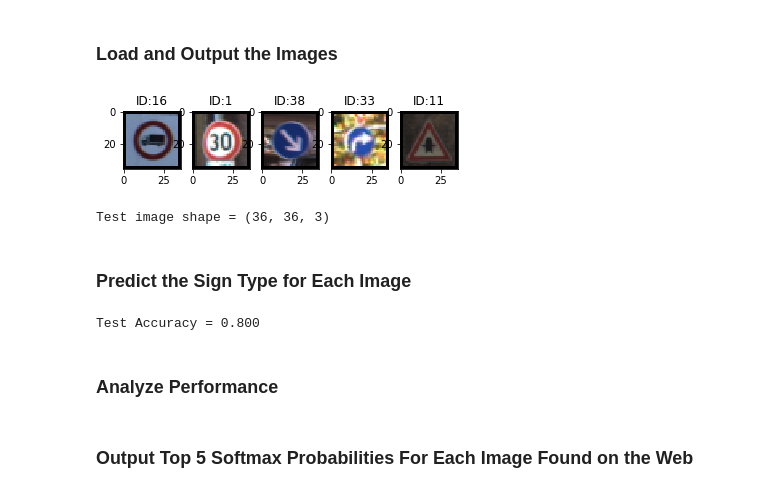
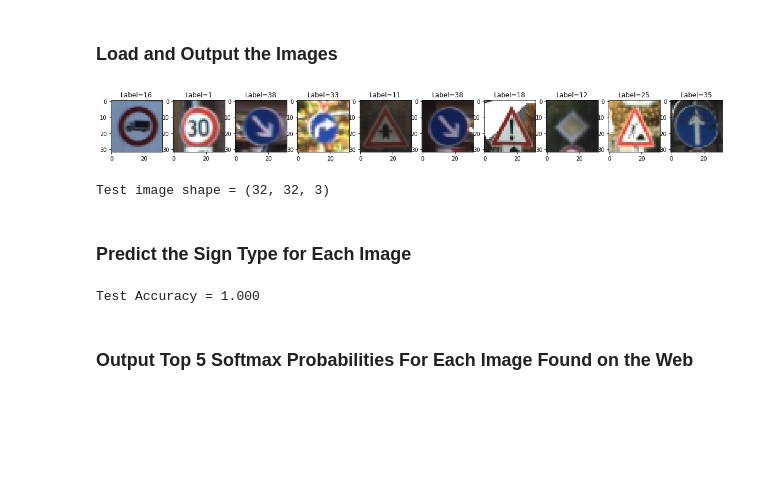
Before and after one commit to uranus4ever/Traffic-Sign-Classifier-CNN, a Jupyter notebook: Traffic_Sign_Classifier-Copy1.ipynb, the cells around one changed output. Saved outputs shown, nothing was run; the diff lists cells and outputs as text; code cells hidden in the pictures; blank space fills up the shorter version.

```diff
--- a/Traffic_Sign_Classifier-Copy1.ipynb
+++ b/Traffic_Sign_Classifier-Copy1.ipynb
@@ -36,9 +36,9 @@ with open(validation_file, mode='rb') as f:
 with open(testing_file, mode='rb') as f:
     test = pickle.load(f)
 
-X_train, y_train = train['features'], train['labels']
-X_valid, y_valid = valid['features'], valid['labels']
-X_test, y_test = test['features'], test['labels']
+X_train_pure, y_train = train['features'], train['labels']
+X_valid_pure, y_valid = valid['features'], valid['labels']
+X_test_pure, y_test = test['features'], test['labels']
 # %% [markdown]
 ---
 
@@ -317,58 +377,37 @@ You may find `signnames.csv` useful as it contains mappings from the class id (i
 ### Load and Output the Images
 # %%
 ### Load the images and plot them here.
-### Feel free to use as many code cells as needed.
-'''Use download images'''
-'''
-import matplotlib.pyplot as plt
-import os
-import matplotlib.image as mpimg
-# Visualizations will be shown in the notebook.
-%matplotlib inline
 
-path = 'C:/Users/chaoqun.shan/carnd-traffic-sign-classifier-project/Test image'
-os.chdir(path)
-files = os.listdir(path)
+num_img = 10
+test_imgs = X_test_pure[:num_img]
+test_labels = y_test[:num_img]
+plt.figure(figsize=(20,50))
 
-imgs = []
-for imgfile in files:
-    img = mpimg.imread(imgfile)
-    imgs.append(img)
+for idx in range(num_img):
 
-plt.figure(figsize=(6,1))
-for idx in range(len(files)):
-    plt.subplot(1,6,idx+1)
-    plt.imshow(imgs[idx])
-plt.show()
-'''
-num_img = 5
-test_imgs = X_test[:num_img]
-test_labels = y_test[:num_img]
-for idx in range(num_img):
-    plt.subplot(1,num_img,idx+1)
-    plt.imshow(test_imgs[idx])
-    plt.title("ID:{}".format(test_labels[idx]))
+    plt.subplot(2,num_img,idx+1)
+    plt.imshow(test_imgs[idx], cmap="gray")
+    plt.title("Label={}".format(test_labels[idx]))
+
 plt.show()
 print("Test image shape = {}".format(test_imgs[0].shape))
 # %% [output]
-[figure, old version]
+[figure, new version]
-Test image shape = (36, 36, 3)
+Test image shape = (32, 32, 3)
 # %% [markdown]
 ### Predict the Sign Type for Each Image
 # %%
 ### Run the predictions here and use the model to output the prediction for each image.
 ### Make sure to pre-process the images with the same pre-processing pipeline used earlier.
-### Feel free to use as many code cells as needed.
-'''X_test images has already been processed to shape (36, 36, 3)'''
+### Analyze Performance
 
-saver = tf.train.Saver()
+test_imgs = X_test[:num_img]
+
 with tf.Session() as sess:
-    saver.restore(sess, 'C:/Users/chaoqun.shan/carnd-traffic-sign-classifier-project/Traffic-Sign-CNNmodelNotebook')
+    saver.restore(sess, tf.train.latest_checkpoint('.'))
+    test_accuracy = evaluate(test_imgs, test_labels)
+#     test_accuracy = sess.run(accuracy_operation, feed_dict={x: test_imgs, y: test_labels})
 
-    test_accuracy = sess.run(accuracy_operation, feed_dict={x: test_imgs, y: test_labels})
-
-print("Test Accuracy = {:.3f}".format(test_accuracy))
+    print("Test Accuracy = {:.3f}".format(test_accuracy))
 # %% [output]
-Test Accuracy = 0.800
+Test Accuracy = 1.000
-# %% [markdown]
-### Analyze Performance
```
Also changed, not shown: parts of 13 cells of this notebook, 1 other file.
